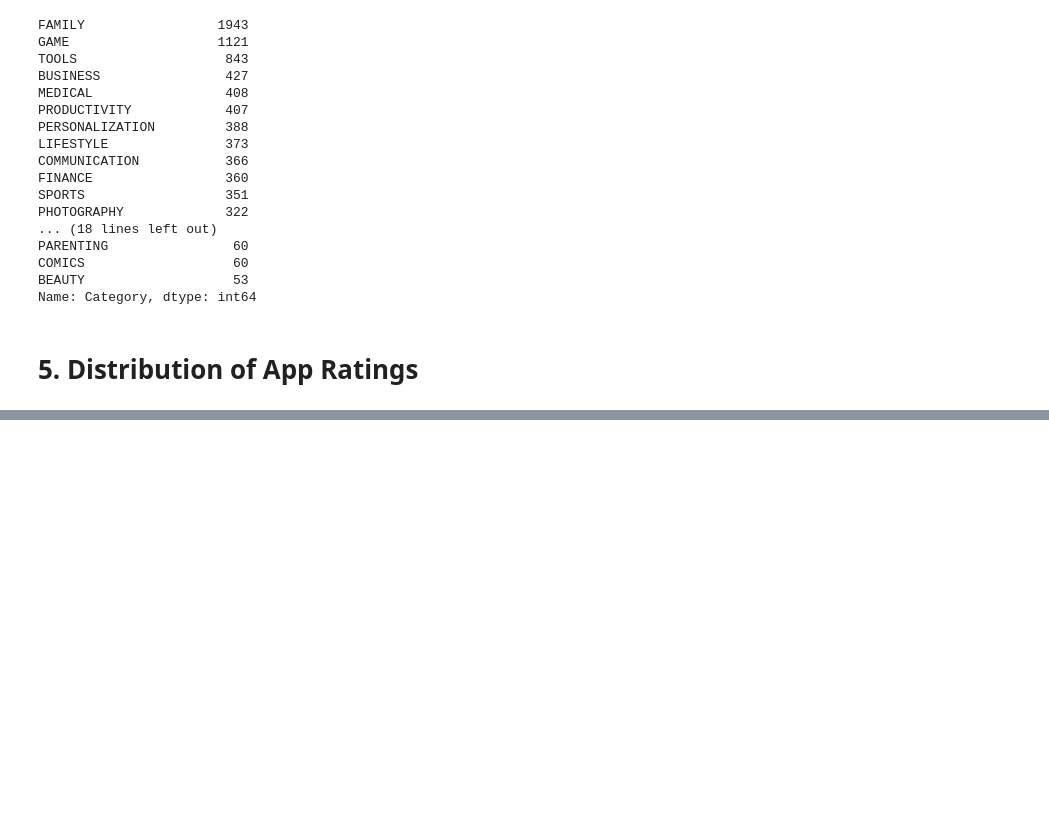
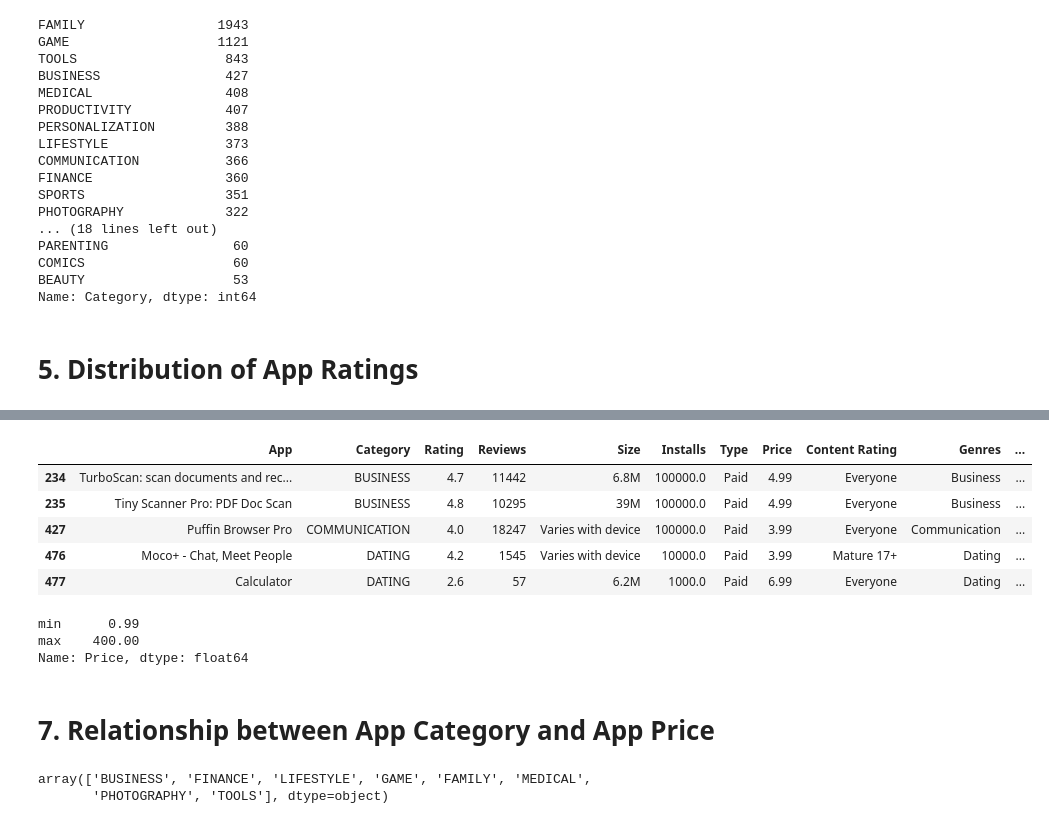
Before and after one commit to Jose-Servin/DataCamp, a Jupyter notebook: Projects/GooglePlayStore_Data_Analysis/self_google_play_data_analysis.ipynb, the cells around one changed output, grey strips where cells are left out. Saved outputs shown, nothing was run; the diff lists cells and outputs as text; code cells hidden in the pictures; blank space fills up the shorter version.

```diff
--- a/Projects/GooglePlayStore_Data_Analysis/self_google_play_data_analysis.ipynb
+++ b/Projects/GooglePlayStore_Data_Analysis/self_google_play_data_analysis.ipynb
@@ -182,0 +247,17 @@ px.bar(apps, x= num_apps_in_category.index, y=num_apps_in_category.values)
+# %%
+# Select apps with Type == Paid
+paid_apps = apps_with_size_and_rating_present[apps_with_size_and_rating_present['Type'] == 'Paid']
+paid_apps.head()
+# %% [output]
+|  | App | Category | Rating | Reviews | Size | Installs | Type | Price | Content Rating | Genres | ... |
+| 234 | TurboScan: scan documents and rec... | BUSINESS | 4.7 | 11442 | 6.8M | 100000.0 | Paid | 4.99 | Everyone | Business | ... |
+| 235 | Tiny Scanner Pro: PDF Doc Scan | BUSINESS | 4.8 | 10295 | 39M | 100000.0 | Paid | 4.99 | Everyone | Business | ... |
+| 427 | Puffin Browser Pro | COMMUNICATION | 4.0 | 18247 | Varies with device | 100000.0 | Paid | 3.99 | Everyone | Communication | ... |
+| 476 | Moco+ - Chat, Meet People | DATING | 4.2 | 1545 | Varies with device | 10000.0 | Paid | 3.99 | Mature 17+ | Dating | ... |
+| 477 | Calculator | DATING | 2.6 | 57 | 6.2M | 1000.0 | Paid | 6.99 | Everyone | Dating | ... |
+# %%
+paid_apps.Price.agg(['min', 'max'])
+# %% [output]
+min      0.99
+max    400.00
+Name: Price, dtype: float64
@@ -182,0 +270,2 @@ px.bar(apps, x= num_apps_in_category.index, y=num_apps_in_category.values)
+# %% [markdown]
+# 7. Relationship between App Category and App Price
@@ -182,0 +277,5 @@ px.bar(apps, x= num_apps_in_category.index, y=num_apps_in_category.values)
+# %%
+popular_apps.Category.unique()
+# %% [output]
+array(['BUSINESS', 'FINANCE', 'LIFESTYLE', 'GAME', 'FAMILY', 'MEDICAL',
+       'PHOTOGRAPHY', 'TOOLS'], dtype=object)
```
Also changed, not shown: parts of 20 cells of this notebook.
